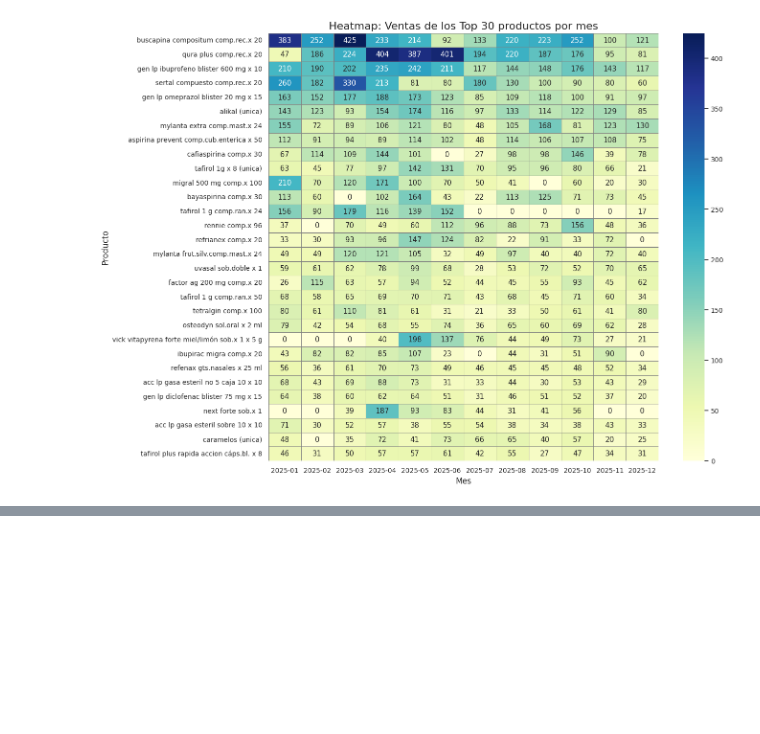
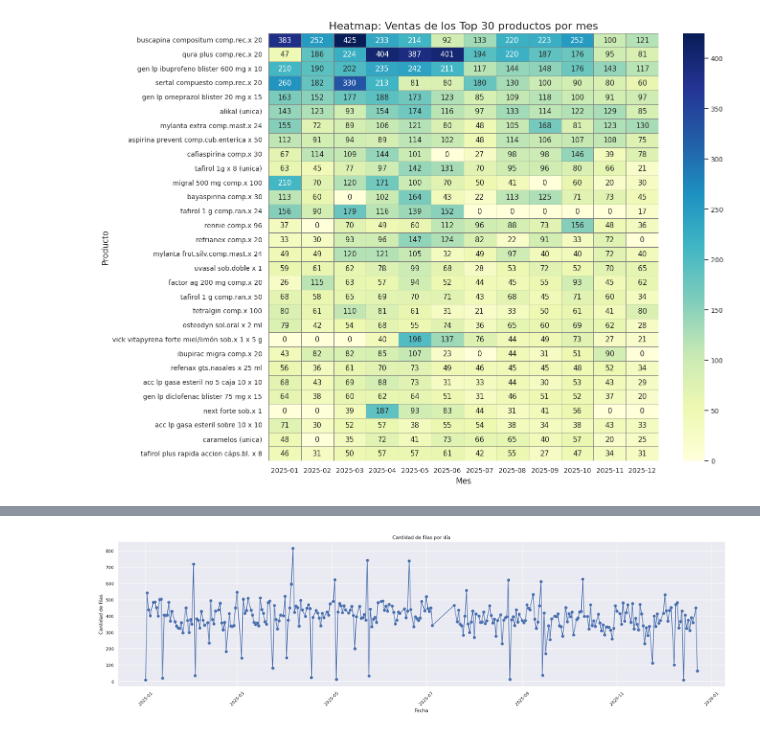
Before and after one commit to 4GeeksAcademy/sp-ml-20-final-project-g2, a Jupyter notebook: src/eda-guillermo.ipynb, the cells around one changed output, grey strips where cells are left out. Drawn from its saved outputs; the diff is of its cells as text; code cells hidden in the pictures; blank space fills up the shorter version.

```diff
--- a/src/eda-guillermo.ipynb
+++ b/src/eda-guillermo.ipynb
@@ -430,0 +463,2 @@ plt.show()
+# %%
+df['presentacion'] = df['presentacion'].astype(str)
@@ -430,0 +589,19 @@ plt.show()
+# %%
+# Quitar espacios y unificar comas decimales
+df['Total sin Gravar'] = (
+    df['Total sin Gravar']
+    .astype(str)
+    .str.replace('.', '', regex=False)   # quita separador de miles si existe
+    .str.replace(',', '.', regex=False)  # cambia coma decimal por punto
+)
+
+df['Total. Cliente'] = (
+    df['Total. Cliente']
+    .astype(str)
+    .str.replace('.', '', regex=False)
+    .str.replace(',', '.', regex=False)
+)
+
+# Convertir a numérico
+df['Total sin Gravar'] = pd.to_numeric(df['Total sin Gravar'], errors='coerce')
+df['Total. Cliente'] = pd.to_numeric(df['Total. Cliente'], errors='coerce')
@@ -430,0 +757,2 @@ plt.show()
+# %%
+df['Día'] = df['Fecha'].dt.day
@@ -430,0 +762,19 @@ plt.show()
+# %%
+df['Día'] = df['Fecha'].dt.day
+df_enero = df[df['Mes'] == '2026-01']  # usando Period
+conteo_enero = df_enero.groupby('Día').size().reset_index(name='Cantidad_filas')
+# %%
+# Agrupar por fecha completa
+conteo_fecha = df.groupby(df['Fecha'].dt.date).size().reset_index(name='Cantidad_filas')
+
+# Graficar línea para ver la evolución diaria
+plt.figure(figsize=(25,6))
+plt.plot(conteo_fecha['Fecha'], conteo_fecha['Cantidad_filas'], marker='o', linestyle='-')
+plt.xlabel('Fecha')
+plt.ylabel('Cantidad de filas')
+plt.title('Cantidad de filas por día')
+plt.xticks(rotation=45)
+plt.grid(True)
+plt.show()
+# %% [output]
+[figure, added]
```
Also changed, not shown: parts of 42 cells of this notebook.
